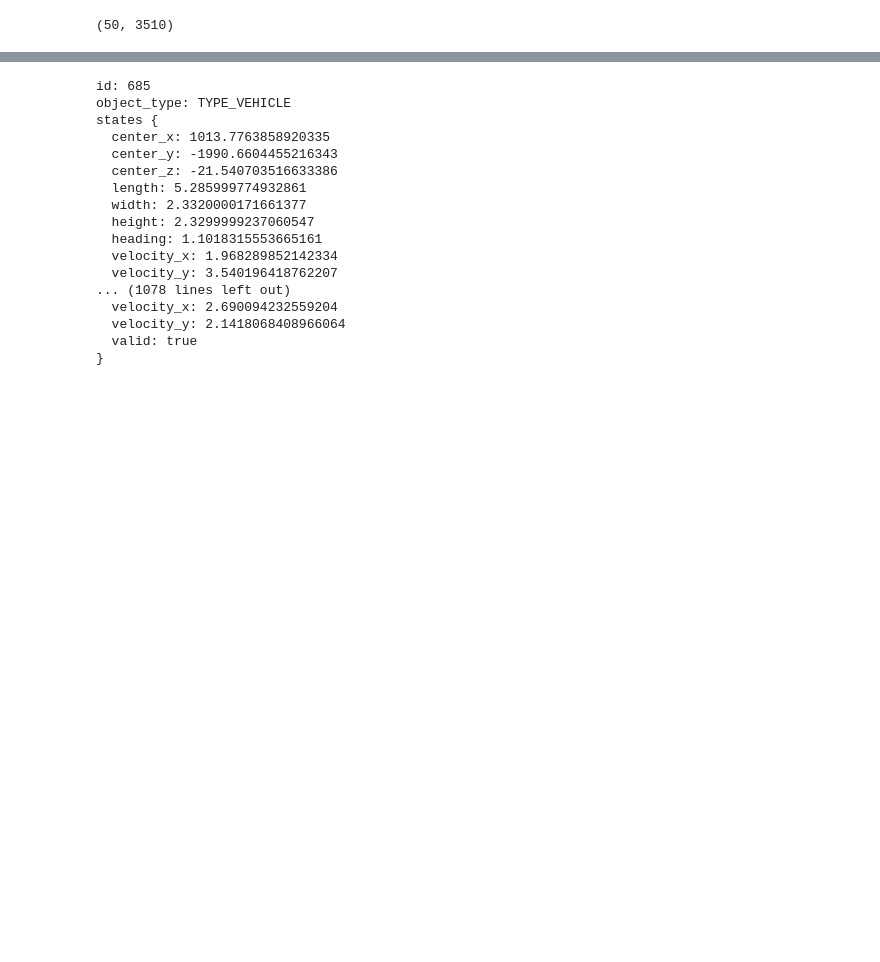
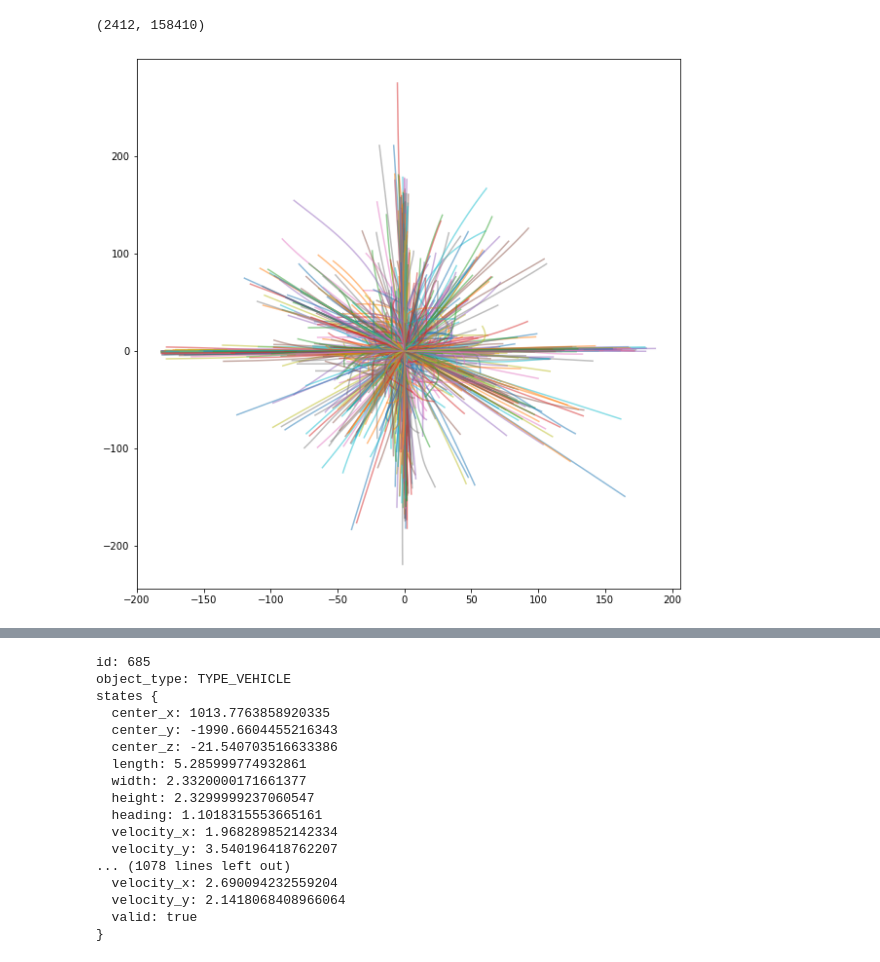
Before and after one commit to ceofil/big-data-analysis, a Jupyter notebook: test.ipynb, the cells around one changed output, grey strips where cells are left out. Drawn from its saved outputs; the diff is of its cells as text; code cells hidden in the pictures; blank space fills up the shorter version.

```diff
--- a/test.ipynb
+++ b/test.ipynb
@@ -49,7 +49,7 @@ To enable them in other operations, rebuild TensorFlow with the appropriate comp
 # %%
-len(scenarios[:50]), sum([len(scenario.tracks) for scenario in scenarios[:50]])
+len(scenarios), sum([len(scenario.tracks) for scenario in scenarios])
 # %% [output]
-(50, 3510)
+(2412, 158410)
 # %%
 # track = scenarios[0].tracks[0]
 def state_to_array(track, column):
@@ -57,33 +57,40 @@ def state_to_array(track, column):
         [getattr(state, column) for state in track.states],
         dtype='float'
     )
 
 state_columns = [
     'center_x',
     'center_y',
     'center_z',
     'heading',
     'velocity_x',
     'velocity_y',
     'valid'
 ]
 columns = ['scenario_id', 'track_id', 'object_type'] + state_columns
 track_entries = []
-for scenario in scenarios[:50]:
+
+fig, ax = plt.subplots(1,1, figsize=(10,10))
+for scenario in scenarios:
     track = scenario.tracks[scenario.sdc_track_index]
     # for track in scenario.tracks:
     entry = [
         scenario.scenario_id,
         track.id,
         track.object_type
     ]
+    coords = []
     for column in state_columns:
         arr = state_to_array(track, column)
         if column in ['center_x','center_y', 'center_z']:
             arr -= arr[0]
+            coords.append(arr)
+
         entry.append(arr.tolist())
-
+    ax.plot(coords[0], coords[1], alpha=.5)
     track_entries.append(entry)
 psdf = ps.DataFrame(track_entries, columns=columns)
 sdf = psdf.to_spark() #index_col='index'
+# %% [output]
+[figure, added]
 # %%
```
Also changed, not shown: parts of 8 cells of this notebook.
